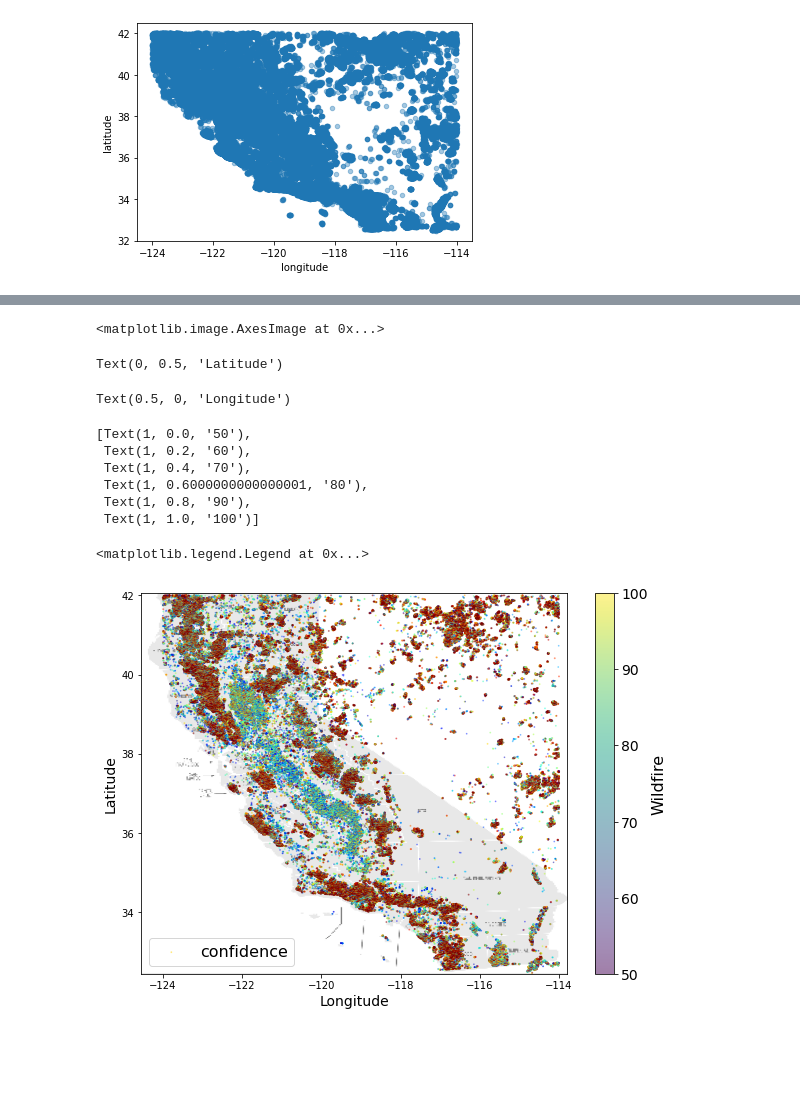
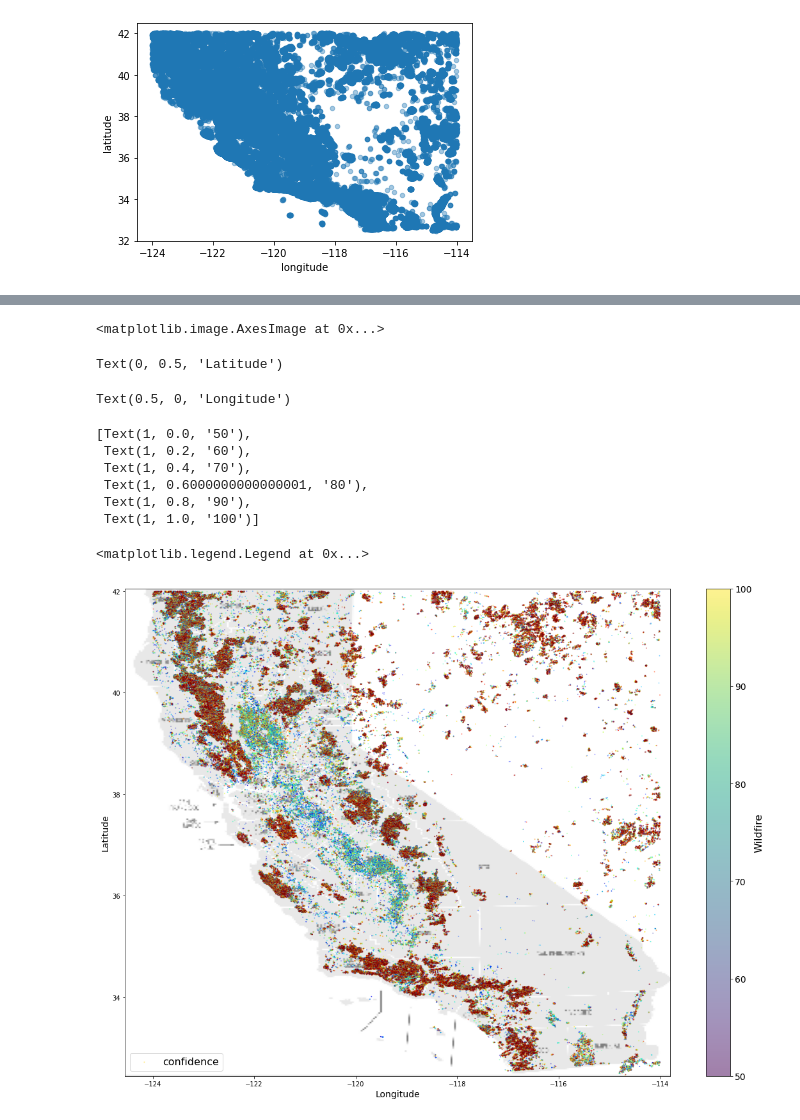
Before and after one commit to prodramp/wildfire, a Jupyter notebook: dataset/wildfire-view-matplotlib.ipynb, the cells around one changed output, grey strips where cells are left out. Drawn from its saved outputs; the diff is of its cells as text; code cells hidden in the pictures; blank space fills up the shorter version.

```diff
--- a/dataset/wildfire-view-matplotlib.ipynb
+++ b/dataset/wildfire-view-matplotlib.ipynb
@@ -32,5 +34,5 @@ drwxr-xr-x   6 avkash  staff       192 Mar 26 10:03 .ipynb_checkpoints
 # %%
-source = "ca_daily_fire_2000_2021-v2.csv"
+source = "ca_daily_fire_2000_2020.csv"
 # %%
 df = pd.read_csv(source)
 # %%
@@ -73,35 +79,35 @@ plt.show()
 import numpy as np
 import matplotlib.image as mpimg
 california_img=mpimg.imread('california.png')
-ax = df.plot(kind="scatter", x="longitude", y="latitude", figsize=(10,7),
+ax = df.plot(kind="scatter", x="longitude", y="latitude", figsize=(20,14),
                        s=df['confidence']/100, label="confidence",
                        c="confidence", cmap=plt.get_cmap("jet"),
                        colorbar=False, alpha=0.4,
                       )
 plt.imshow(california_img, extent=[-124.55, -113.80, 32.45, 42.05], alpha=0.5)
 plt.ylabel("Latitude", fontsize=14)
 plt.xlabel("Longitude", fontsize=14)
 
 confidence = df["confidence"]
 tick_values = np.linspace(confidence.min(), confidence.max(), 6)
 cbar = plt.colorbar()
 cbar.ax.set_yticklabels(["%d"%(round(v)) for v in tick_values], fontsize=14)
 cbar.set_label('Wildfire', fontsize=16)
 
 plt.legend(fontsize=16)
 plt.show()
 # %% [output]
 <matplotlib.image.AxesImage at 0x...>
 Text(0, 0.5, 'Latitude')
 Text(0.5, 0, 'Longitude')
 [Text(1, 0.0, '50'),
  Text(1, 0.2, '60'),
  Text(1, 0.4, '70'),
  Text(1, 0.6000000000000001, '80'),
  Text(1, 0.8, '90'),
  Text(1, 1.0, '100')]
 <matplotlib.legend.Legend at 0x...>
-[figure, old version]
+[figure, new version]
 # %%
 import altair as alt
 # %%
```
Also changed, not shown: parts of 2 cells of this notebook, 6 other files.
